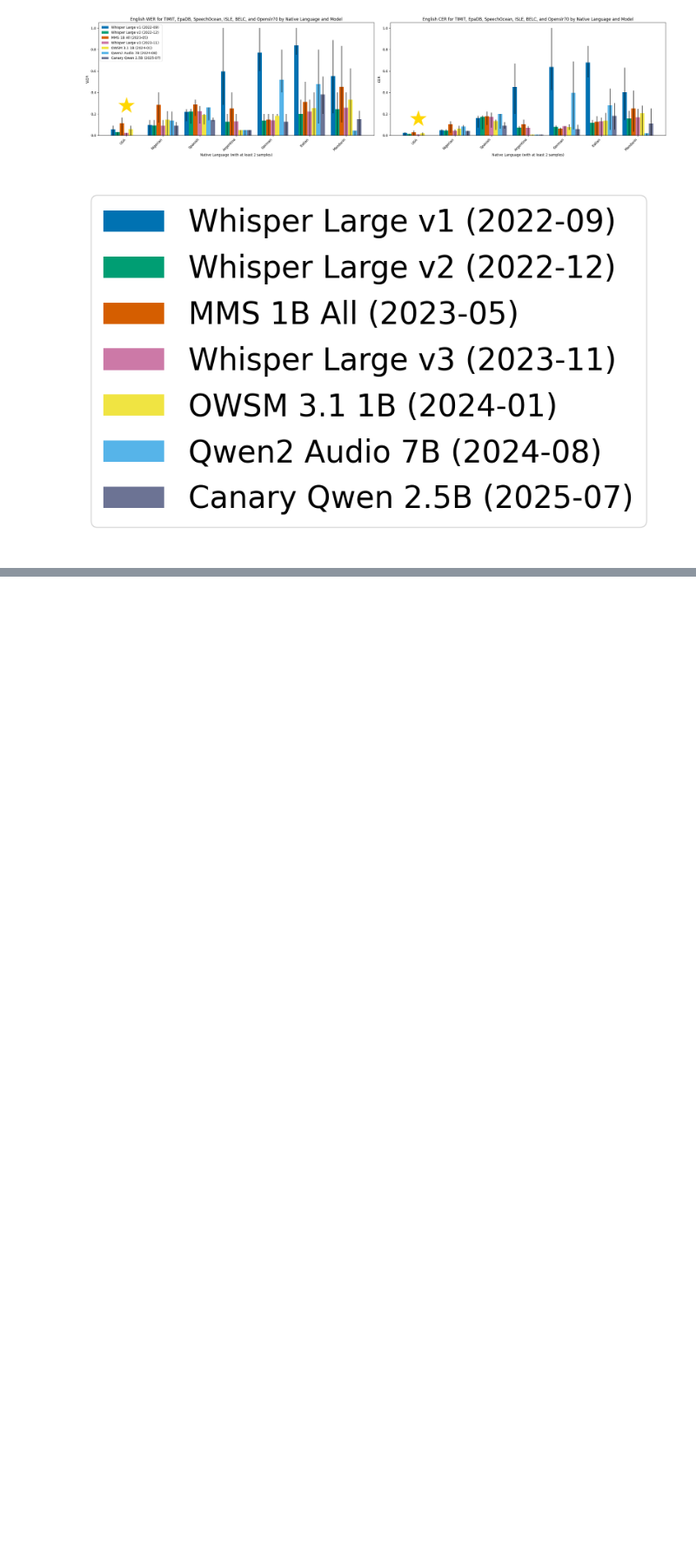
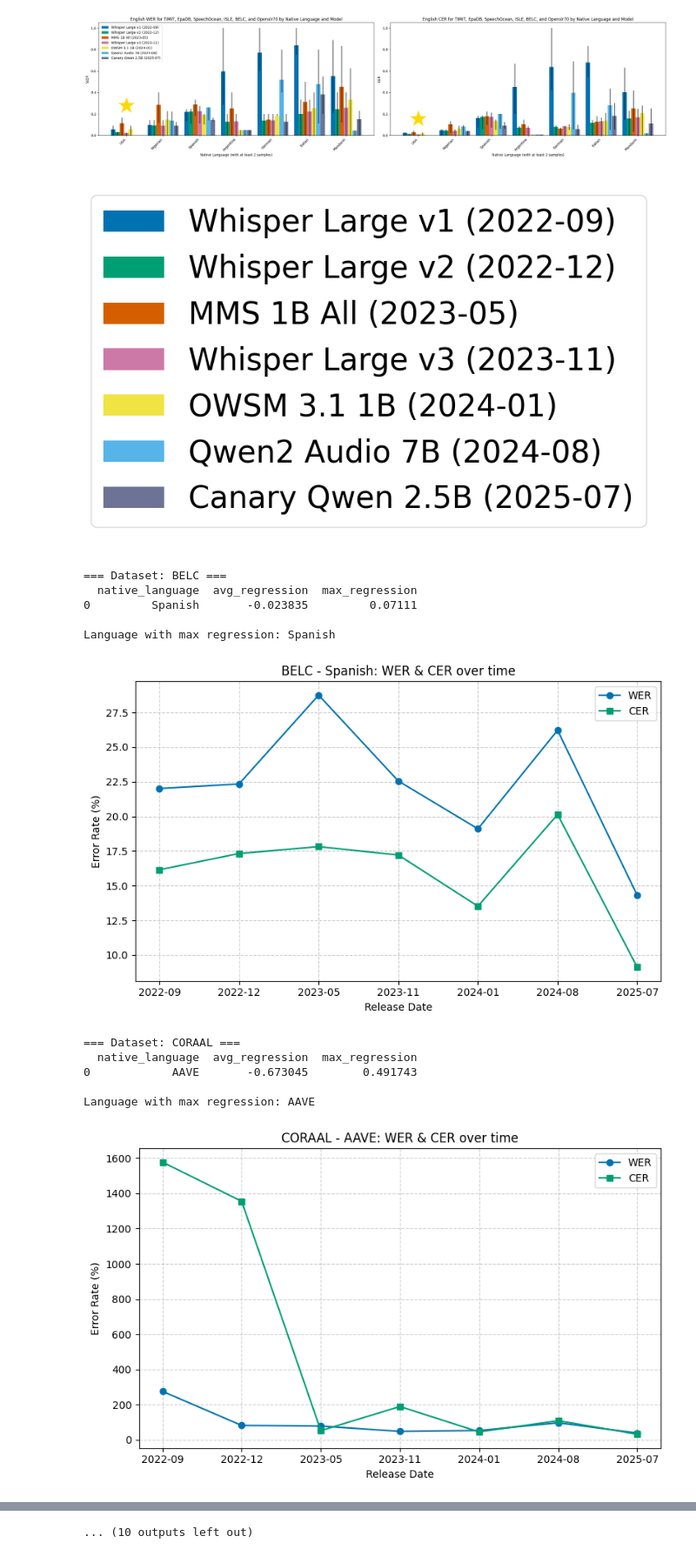
Before and after one commit to KoelLabs/ML, a Jupyter notebook: notebooks/Eval/ASR_eval.ipynb, the cells around one changed output, grey strips where cells are left out. Shown at 87% size. Saved outputs shown, nothing was run; the diff lists cells and outputs as text; code cells hidden in the pictures; blank space fills up the shorter version.

Commit message:
samir regression plots

```diff
--- a/notebooks/Eval/ASR_eval.ipynb
+++ b/notebooks/Eval/ASR_eval.ipynb
@@ -276,3 +276,80 @@ ax_legend.axis(False)
 plt.show()
 # %% [output]
 [figure]
+# %%
+for dataset, df_d in results.groupby('dataset'):
+    print(f"\n=== Dataset: {dataset} ===")
+
+    regressions = []
+    res = []
+
+    # Compute regression (max diff of newer_model_wer - older_model_wer)
+    for lang, df_lang in df_d.groupby('native_language'):
+        df_lang_sorted = (
+            df_lang.groupby(['model', 'release_date'])
+            .agg({'wer': 'mean', 'cer': 'mean'})
+            .reset_index()
+            .sort_values('release_date')
+        )
+
+        # Compute pairwise WER differences over time
+        wer_diffs = []
+        for i in range(len(df_lang_sorted)):
+            for j in range(i + 1, len(df_lang_sorted)):
+                diff = df_lang_sorted.iloc[j]['wer'] - df_lang_sorted.iloc[i]['wer']
+                wer_diffs.append(diff)
+
+        if wer_diffs:
+            max_regression = max(wer_diffs)
+            avg_regression = sum(wer_diffs) / len(wer_diffs)
+        else:
+            max_regression = avg_regression = 0.0
+
+        res.append({
+            'native_language': lang,
+            'avg_regression': avg_regression,
+            'max_regression': max_regression
+        })
+        regressions.append(max_regression)
+
+    # Convert to DataFrame and print
+    reg_df = pd.DataFrame(res)
+    print(reg_df)
+
+    # Identify language with maximum regression
+    top_lang = reg_df.loc[reg_df['max_regression'].idxmax(), 'native_language']
+    print(f"\nLanguage with max regression: {top_lang}")
+
+    # Plot WER and CER over time for that language
+    df_plot = (
+        df_d[df_d['native_language'] == top_lang]
+        .groupby(['release_date', 'model'])
+        .agg({'wer': 'mean', 'cer': 'mean'})
+        .reset_index()
+        .sort_values('release_date')
+    )
+
+    plt.figure(figsize=(8, 5))
+    plt.plot(df_plot['release_date'], df_plot['wer'] * 100, marker='o', label='WER')
+    plt.plot(df_plot['release_date'], df_plot['cer'] * 100, marker='s', label='CER')
+
+    plt.title(f"{dataset} - {top_lang}: WER & CER over time")
+    plt.xlabel("Release Date")
+    plt.ylabel("Error Rate (%)")
+    plt.legend()
+    plt.grid(True, linestyle='--', alpha=0.6)
+    plt.tight_layout()
+    plt.show()
+# %% [output]
+=== Dataset: BELC ===
+  native_language  avg_regression  max_regression
+0         Spanish       -0.023835         0.07111
+
+Language with max regression: Spanish
+[figure, added]
+=== Dataset: CORAAL ===
+  native_language  avg_regression  max_regression
+0            AAVE       -0.673045        0.491743
+
+Language with max regression: AAVE
+[figure, added]
@@ -278,0 +392 @@ plt.show()
+... (10 outputs left out)
```
Also changed, not shown: parts of 2 cells of this notebook.
